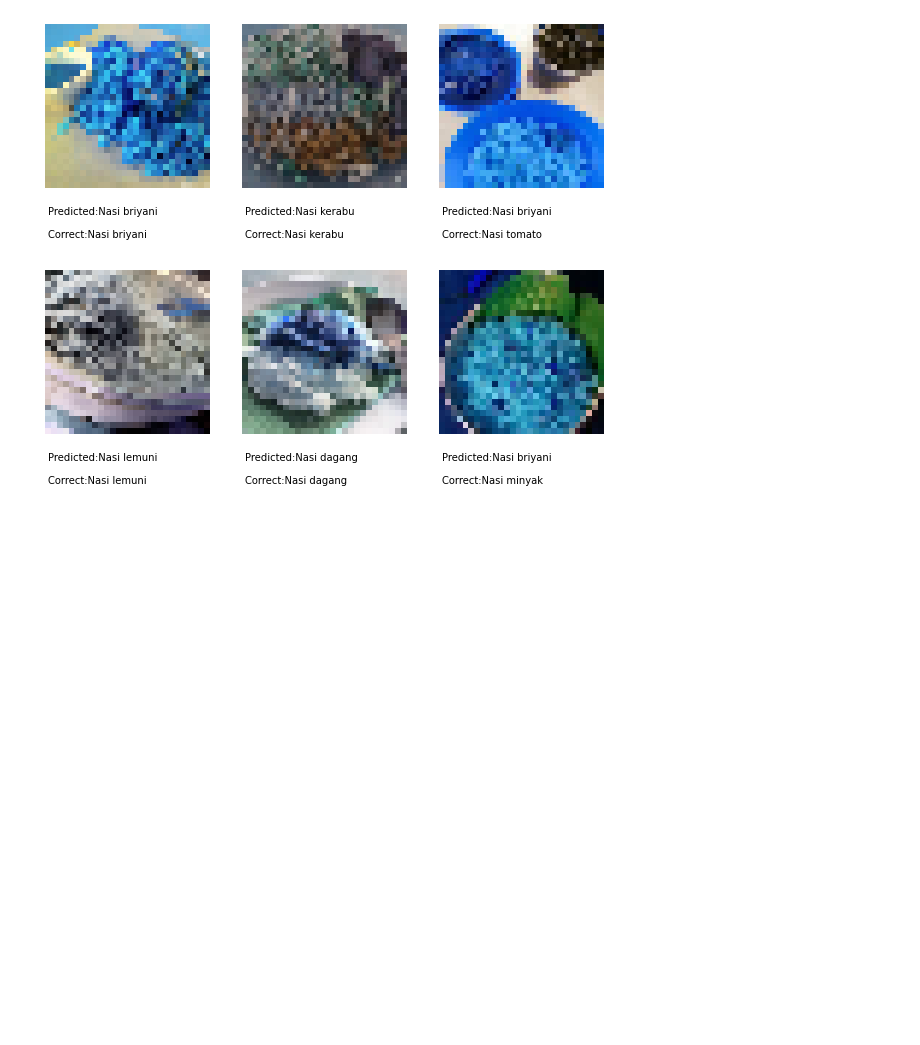
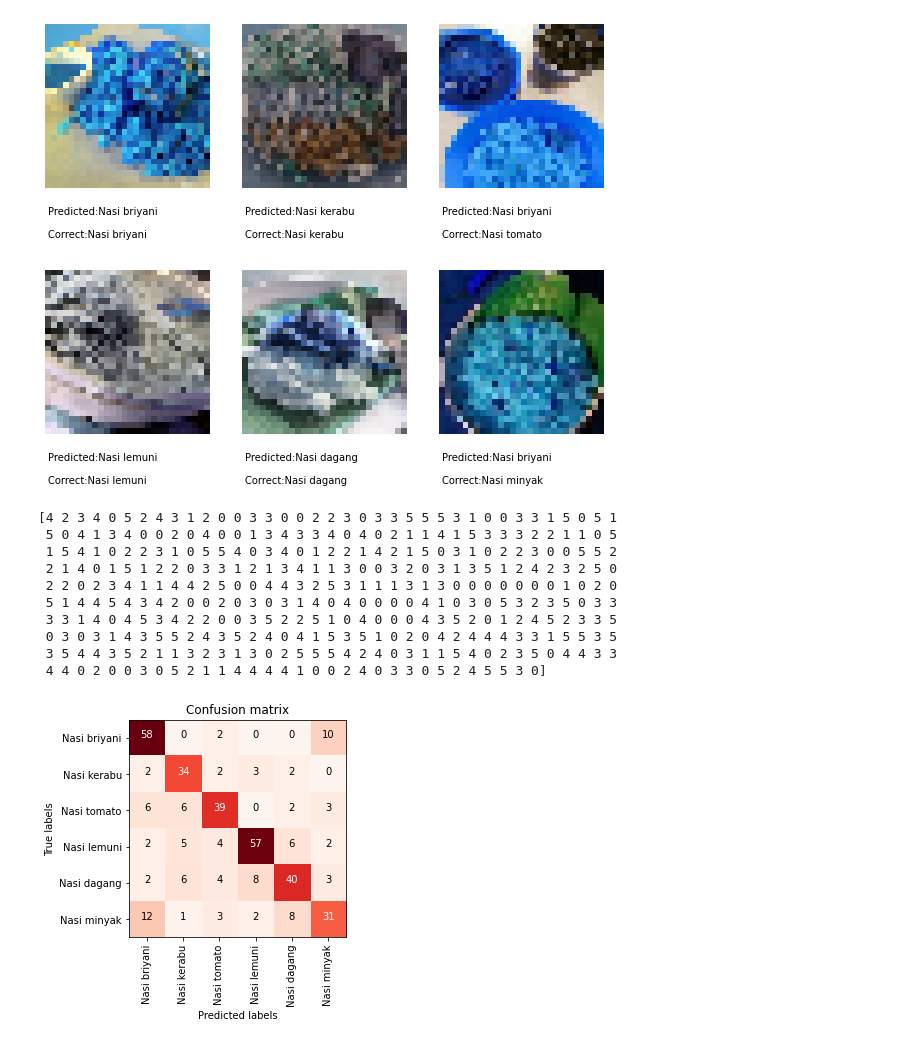
Before and after one commit to jinwenhua/cnn_nasi, a Jupyter notebook: algorithm3.ipynb, the cells around one changed output. Cells and saved outputs as stored; diff of their text form; code cells hidden in the pictures; blank space fills up the shorter version.

```diff
--- a/algorithm3.ipynb
+++ b/algorithm3.ipynb
@@ -409,3 +429,44 @@ plot_sample_predictions(list(CATEGORIES), model, X_test_shaped, np.array(y_test)
 # %% [output]
 [figure]
 [figure]
+# %%
+from sklearn.metrics import confusion_matrix
+import itertools
+
+def plot_confusion_matrix(cm, class_, title='Confusion matrix', cmap = plt.cm.Reds):
+    '''
+    this function plots a confusion matrix
+    '''
+    plt.imshow(cm, interpolation='nearest', cmap = cmap)
+    plt.title(title)
+    tick_marks = np.arange(len(class_))
+    plt.xticks(tick_marks, class_, rotation=90)
+    plt.yticks(tick_marks, class_)
+
+    fmt = 'd'
+    thresh = cm.max() / 2.
+    for i, j in itertools.product(range(cm.shape[0]), range(cm.shape[1])):
+        plt.text(j, i, format(cm[i, j],fmt),
+                horizontalalignment = 'center',
+                color='white' if cm[i, j] > thresh else 'black')
+
+    plt.ylabel('True labels')
+    plt.xlabel('Predicted labels')
+    plt.show()
+# %%
+predictions = model.predict(X_test_shaped, verbose = 0)
+predictions = np.argmax(predictions, axis=1)
+print(predictions)
+plot_confusion_matrix(confusion_matrix(y_test, predictions), list(CATEGORIES))
+# %% [output]
+[4 2 3 4 0 5 2 4 3 1 2 0 0 3 3 0 0 2 2 3 0 3 3 5 5 5 3 1 0 0 3 3 1 5 0 5 1
+ 5 0 4 1 3 4 0 0 2 0 4 0 0 1 3 4 3 3 4 0 4 0 2 1 1 4 1 5 3 3 3 2 2 1 1 0 5
+ 1 5 4 1 0 2 2 3 1 0 5 5 4 0 3 4 0 1 2 2 1 4 2 1 5 0 3 1 0 2 2 3 0 0 5 5 2
+ 2 1 4 0 1 5 1 2 2 0 3 3 1 2 1 3 4 1 1 3 0 0 3 2 0 3 1 3 5 1 2 4 2 3 2 5 0
+ 2 2 0 2 3 4 1 1 4 4 2 5 0 0 4 4 3 2 5 3 1 1 1 3 1 3 0 0 0 0 0 0 0 1 0 2 0
+ 5 1 4 4 5 4 3 4 2 0 0 2 0 3 0 3 1 4 0 4 0 0 0 0 4 1 0 3 0 5 3 2 3 5 0 3 3
+ 3 3 1 4 0 4 5 3 4 2 2 0 0 3 5 2 2 5 1 0 4 0 0 0 4 3 5 2 0 1 2 4 5 2 3 3 5
+ 0 3 0 3 1 4 3 5 5 2 4 3 5 2 4 0 4 1 5 3 5 1 0 2 0 4 2 4 4 4 3 3 1 5 5 3 5
+ 3 5 4 4 3 5 2 1 1 3 2 3 1 3 0 2 5 5 5 4 2 4 0 3 1 1 5 4 0 2 3 5 0 4 4 3 3
+ 4 4 0 2 0 0 3 0 5 2 1 1 4 4 4 4 1 0 0 2 4 0 3 3 0 5 2 4 5 5 3 0]
+[figure, added]
```
Also changed, not shown: parts of 1 cell of this notebook.
